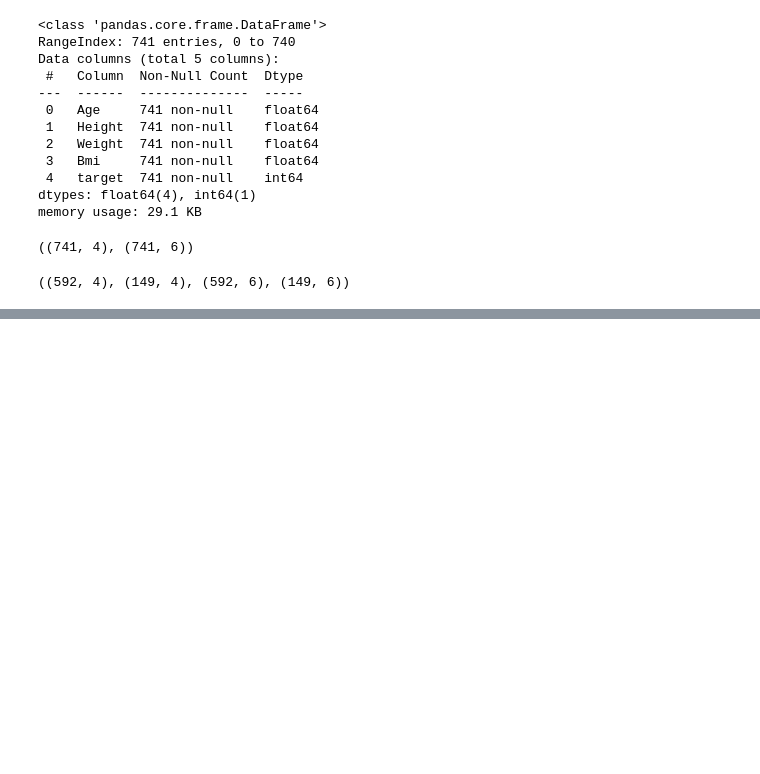
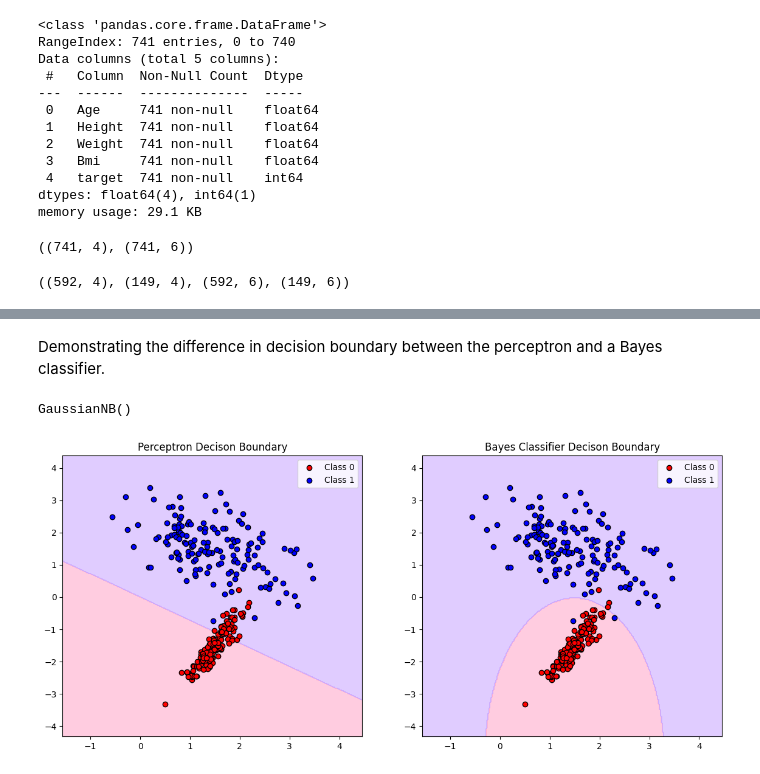
Before and after one commit to jenishit/NeuralNetwork, a Jupyter notebook: Multilayer_Perceptron_Iris_Dataset.ipynb, the cells around one changed output, grey strips where cells are left out. Cells and saved outputs as stored; diff of their text form; code cells hidden in the pictures; blank space fills up the shorter version.

```diff
--- a/Multilayer_Perceptron_Iris_Dataset.ipynb
+++ b/Multilayer_Perceptron_Iris_Dataset.ipynb
@@ -175,0 +401,2 @@ Best model test accuracy: 99.33%
+# %% [markdown]
+Demonstrating the difference in decision boundary between the perceptron and a Bayes classifier.
@@ -175,0 +410,46 @@ Best model test accuracy: 99.33%
+# %%
+#A lineary separable Gaussian dataset
+X, y = make_classification(n_samples=300, n_features=2, n_informative=2, n_redundant=0, n_clusters_per_class=1, class_sep=1.5, random_state=42)
+
+#train perceptrona nd Bayes classifier
+perceptron = Perceptron(max_iter=1000, tol=1e-3)
+bayes = GaussianNB()
+
+perceptron.fit(X, y)
+bayes.fit(X, y)
+# %% [output]
+GaussianNB()
+# %%
+#Create a mesh grid for plotting decision regions
+x_min, x_max = X[:, 0].min() - 1, X[:, 0].max() + 1
+y_min,y_max = X[:, 1].min() - 1, X[:, 1].max() + 1
+
+xx, yy = np.meshgrid(np.linspace(x_min, x_max, 300), np.linspace(y_min, y_max,300))
+grid = np.c_[xx.ravel(), yy.ravel()]
+# %%
+#Predict and reshape results
+Z_perceptron = perceptron.predict(grid).reshape(xx.shape)
+Z_bayes = bayes.predict(grid).reshape(xx.shape)
+# %%
+#Plot decision boundaries
+fig, (ax1, ax2) = plt.subplots(1, 2, figsize=(14,6))
+cmap_bg = ListedColormap(['#FFAACC', '#CCAAFF'])
+cmap_pts = ['red', 'blue']
+
+#perceptron plot
+ax1.contourf(xx, yy, Z_perceptron, cmap=cmap_bg, alpha=0.6)
+for i, color in enumerate(cmap_pts):
+    ax1.scatter(X[y == i][:, 0], X[y == i][:, 1], color=color, edgecolor='k', label=f"Class {i}")
+ax1.set_title("Perceptron Decison Boundary")
+ax1.legend()
+
+#Bayes classifier plot
+ax2.contourf(xx, yy, Z_bayes, cmap=cmap_bg, alpha=0.6)
+for i, color in enumerate(cmap_pts):
+    ax2.scatter(X[y == i][:, 0], X[y == i][:, 1], color=color, edgecolor='k', label=f"Class {i}")
+ax2.set_title("Bayes Classifier Decison Boundary")
+ax2.legend()
+
+plt.show()
+# %% [output]
+[figure, added]
```
Also changed, not shown: parts of 19 cells of this notebook, 2 other files.
